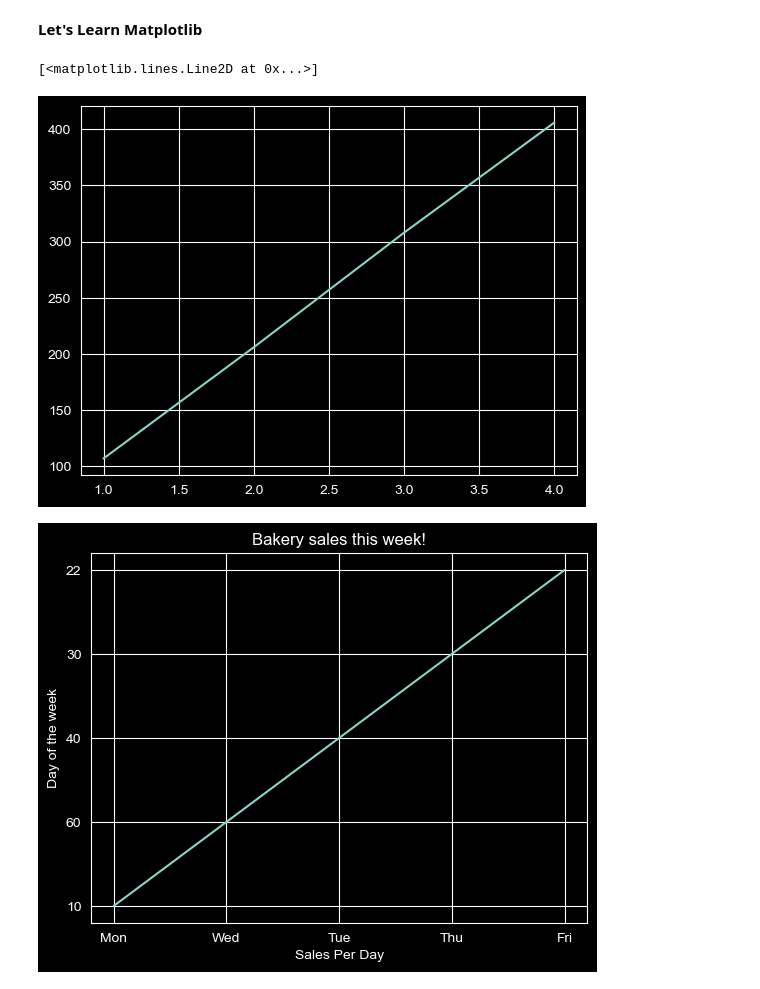
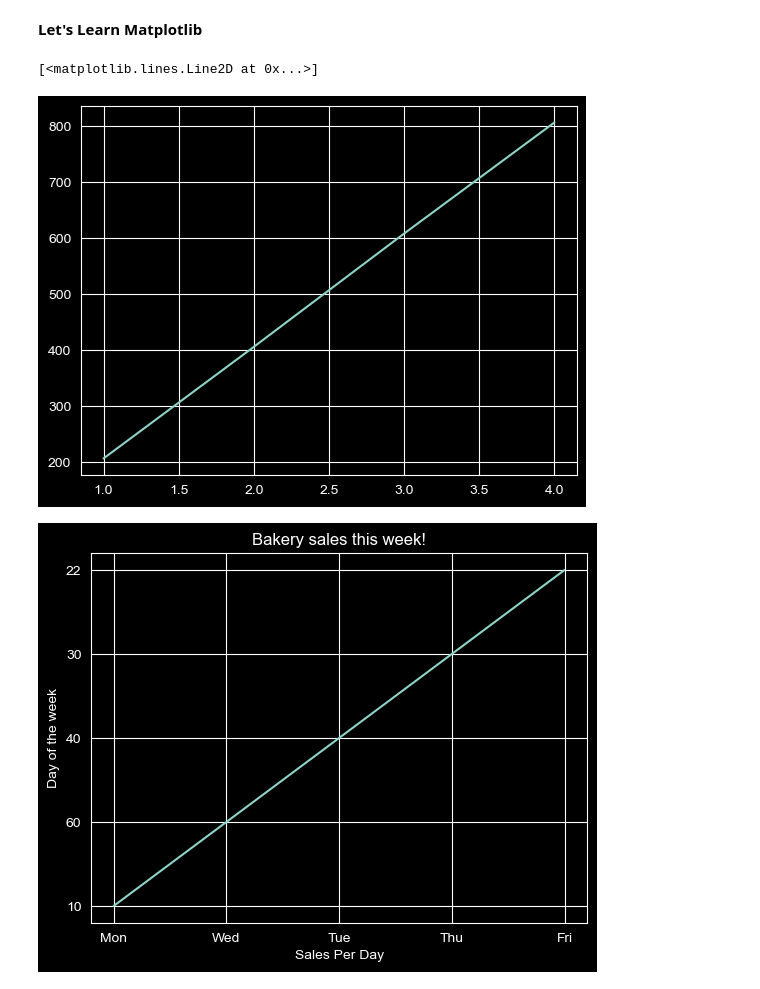
Before and after one commit to Geetansh124/Learn-PYthon-Progarmming, a Jupyter notebook: Python Programming/Python Libraries/Matplotlib/matplotlib.ipynb, the cells around one changed output. Drawn from its saved outputs; the diff is of its cells as text; code cells hidden in the pictures.

```diff
--- a/Python Programming/Python Libraries/Matplotlib/matplotlib.ipynb
+++ b/Python Programming/Python Libraries/Matplotlib/matplotlib.ipynb
@@ -5,12 +5,12 @@ import matplotlib.pyplot as plt
 from matplotlib.lines import lineStyles
 # %%
 x = [1,2,3,4]
-y = [107,206,308,406]
+y = [207,406,608,806]
 
 plt.plot(x,y)
 # %% [output]
 [<matplotlib.lines.Line2D at 0x...>]
-[figure, old version]
+[figure, new version]
 # %%
 import matplotlib.pyplot as plt
 # %%
```
Also changed, not shown: parts of 1 cell of this notebook.
